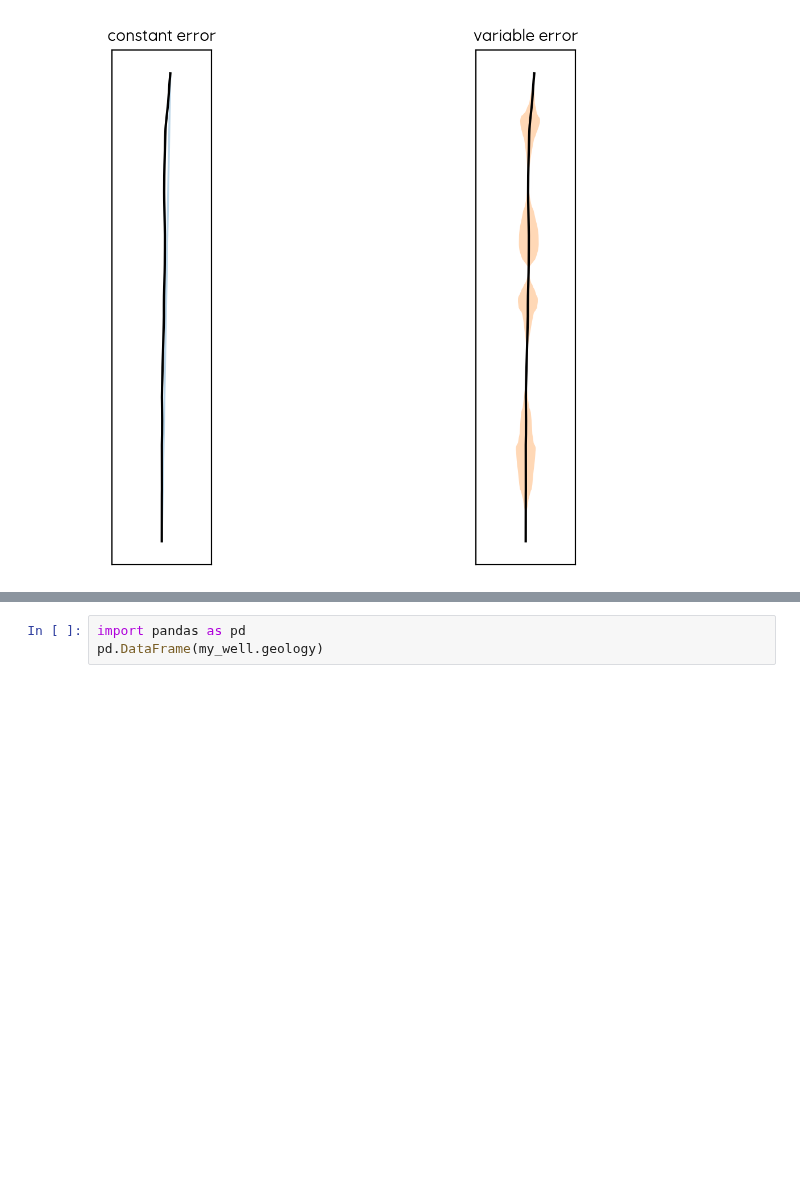
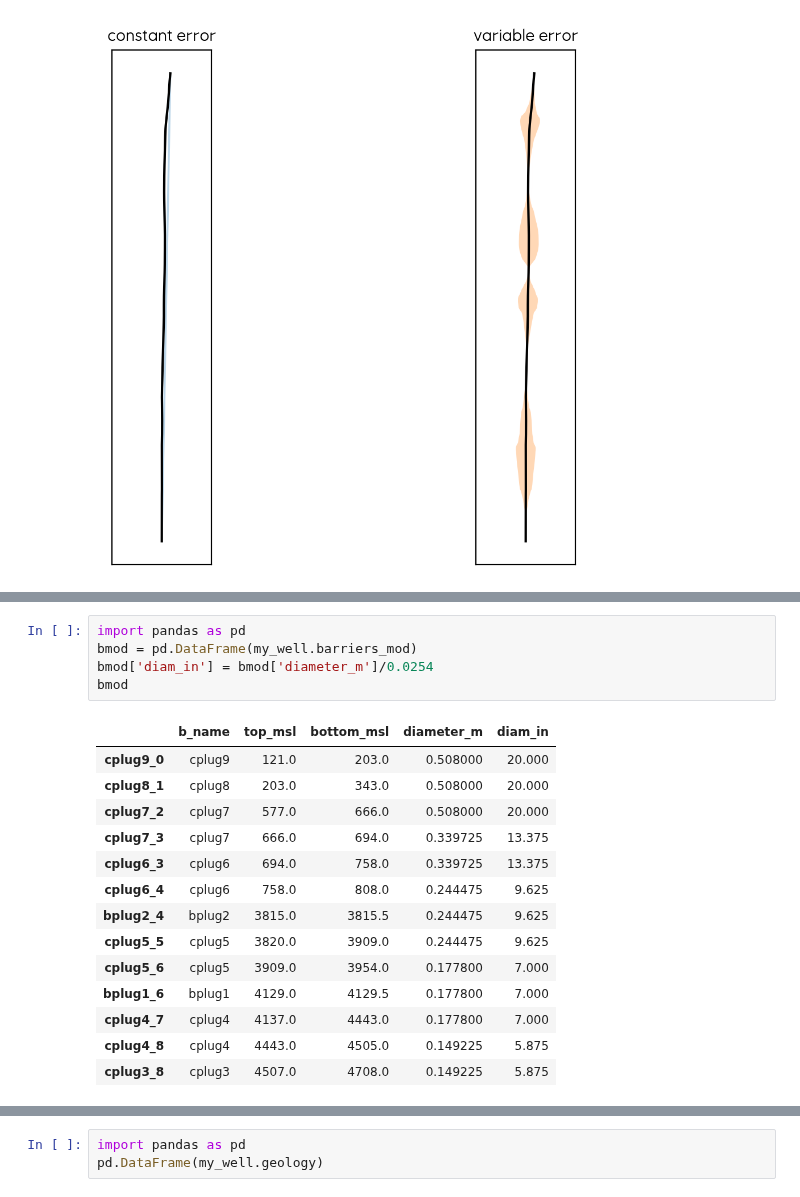
Before and after one commit to equinor/WINC_OnePager, a Jupyter notebook: notebooks/Pressure-WellClass_test.ipynb, the cells around one changed output, grey strips where cells are left out. Saved outputs shown, nothing was run; the diff lists cells and outputs as text; blank space fills up the shorter version.

```diff
--- a/notebooks/Pressure-WellClass_test.ipynb
+++ b/notebooks/Pressure-WellClass_test.ipynb
@@ -317,0 +386,20 @@ fig.subplots_adjust(wspace=0)
+# %%
+import pandas as pd
+bmod = pd.DataFrame(my_well.barriers_mod)
+bmod['diam_in'] = bmod['diameter_m']/0.0254
+bmod
+# %% [output]
+|  | b_name | top_msl | bottom_msl | diameter_m | diam_in |
+| cplug9_0 | cplug9 | 121.0 | 203.0 | 0.508000 | 20.000 |
+| cplug8_1 | cplug8 | 203.0 | 343.0 | 0.508000 | 20.000 |
+| cplug7_2 | cplug7 | 577.0 | 666.0 | 0.508000 | 20.000 |
+| cplug7_3 | cplug7 | 666.0 | 694.0 | 0.339725 | 13.375 |
+| cplug6_3 | cplug6 | 694.0 | 758.0 | 0.339725 | 13.375 |
+| cplug6_4 | cplug6 | 758.0 | 808.0 | 0.244475 | 9.625 |
+| bplug2_4 | bplug2 | 3815.0 | 3815.5 | 0.244475 | 9.625 |
+| cplug5_5 | cplug5 | 3820.0 | 3909.0 | 0.244475 | 9.625 |
+| cplug5_6 | cplug5 | 3909.0 | 3954.0 | 0.177800 | 7.000 |
+| bplug1_6 | bplug1 | 4129.0 | 4129.5 | 0.177800 | 7.000 |
+| cplug4_7 | cplug4 | 4137.0 | 4443.0 | 0.177800 | 7.000 |
+| cplug4_8 | cplug4 | 4443.0 | 4505.0 | 0.149225 | 5.875 |
+| cplug3_8 | cplug3 | 4507.0 | 4708.0 | 0.149225 | 5.875 |
```
Also changed, not shown: parts of 16 cells of this notebook.
